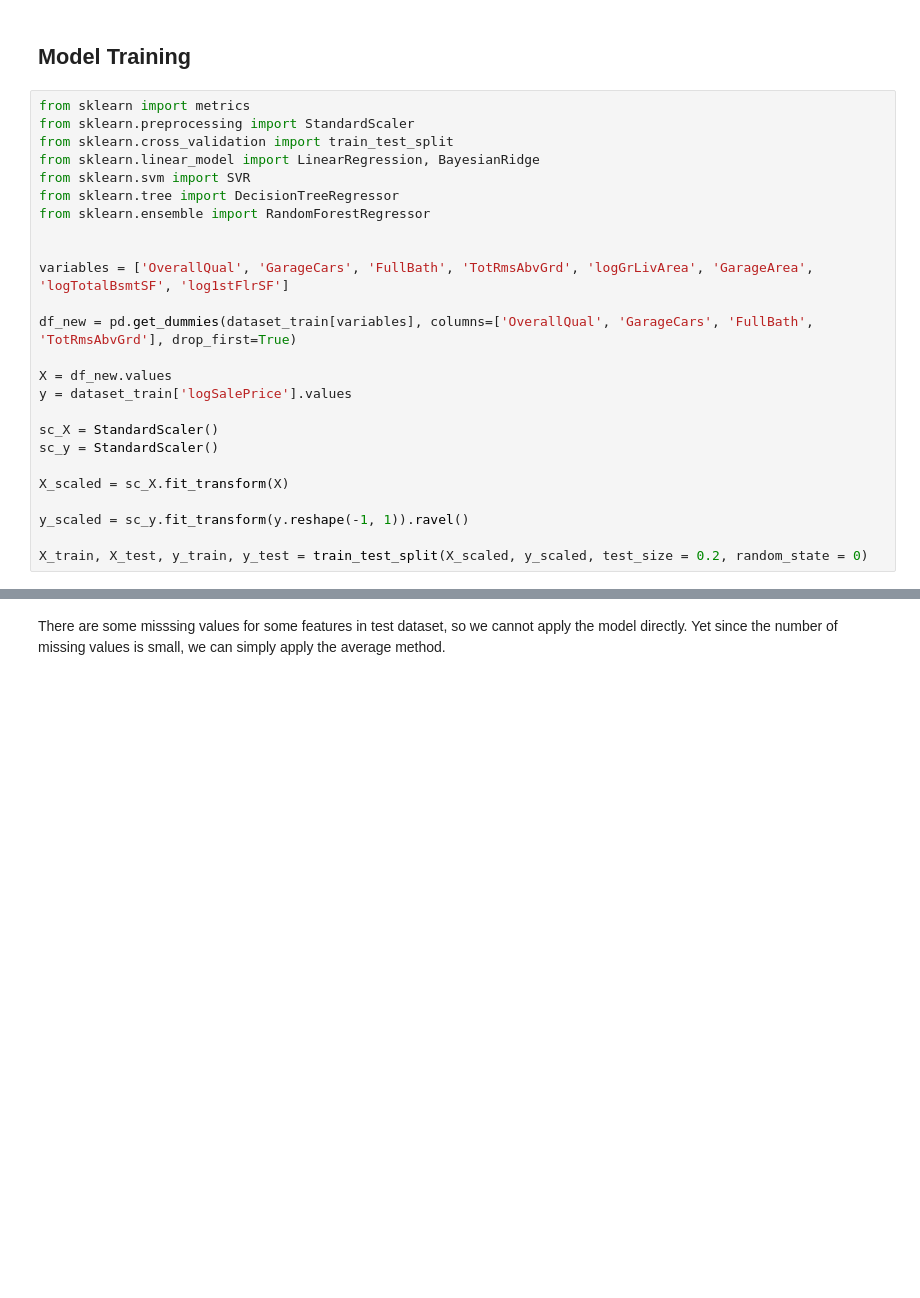
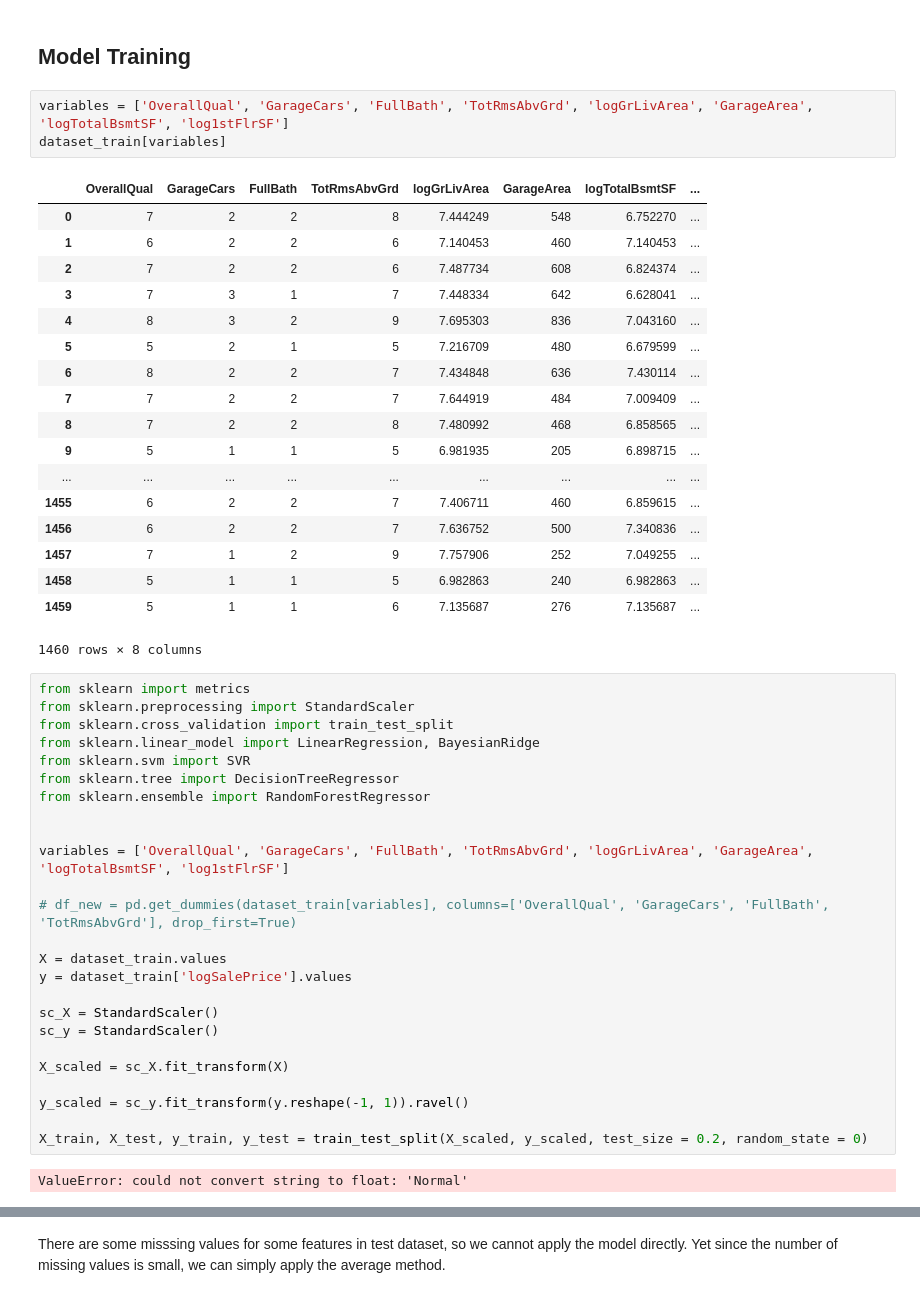
Before and after one commit to peterzzshi/House-Prices-Advanced-Regression-Techniques, a Jupyter notebook: House Prices - Advanced Regression Techniques.ipynb, the cells around one changed output, grey strips where cells are left out. Cells and saved outputs as stored; diff of their text form; blank space fills up the shorter version.

Commit message:
dimension errors
undo dummy variable transformation

```diff
--- a/House Prices - Advanced Regression Techniques.ipynb
+++ b/House Prices - Advanced Regression Techniques.ipynb
@@ -252,6 +252,28 @@ plot = plot.map(plt.scatter)
 From the plot, we can see that homoscedasticity is fulfilled, if we take out the 0 values from the plot.
 # %% [markdown]
 ## Model Training
+# %%
+variables = ['OverallQual', 'GarageCars', 'FullBath', 'TotRmsAbvGrd', 'logGrLivArea', 'GarageArea', 'logTotalBsmtSF', 'log1stFlrSF']
+dataset_train[variables]
+# %% [output]
+|  | OverallQual | GarageCars | FullBath | TotRmsAbvGrd | logGrLivArea | GarageArea | logTotalBsmtSF | ... |
+| 0 | 7 | 2 | 2 | 8 | 7.444249 | 548 | 6.752270 | ... |
+| 1 | 6 | 2 | 2 | 6 | 7.140453 | 460 | 7.140453 | ... |
+| 2 | 7 | 2 | 2 | 6 | 7.487734 | 608 | 6.824374 | ... |
+| 3 | 7 | 3 | 1 | 7 | 7.448334 | 642 | 6.628041 | ... |
+| 4 | 8 | 3 | 2 | 9 | 7.695303 | 836 | 7.043160 | ... |
+| 5 | 5 | 2 | 1 | 5 | 7.216709 | 480 | 6.679599 | ... |
+| 6 | 8 | 2 | 2 | 7 | 7.434848 | 636 | 7.430114 | ... |
+| 7 | 7 | 2 | 2 | 7 | 7.644919 | 484 | 7.009409 | ... |
+| 8 | 7 | 2 | 2 | 8 | 7.480992 | 468 | 6.858565 | ... |
+| 9 | 5 | 1 | 1 | 5 | 6.981935 | 205 | 6.898715 | ... |
+| ... | ... | ... | ... | ... | ... | ... | ... | ... |
+| 1455 | 6 | 2 | 2 | 7 | 7.406711 | 460 | 6.859615 | ... |
+| 1456 | 6 | 2 | 2 | 7 | 7.636752 | 500 | 7.340836 | ... |
+| 1457 | 7 | 1 | 2 | 9 | 7.757906 | 252 | 7.049255 | ... |
+| 1458 | 5 | 1 | 1 | 5 | 6.982863 | 240 | 6.982863 | ... |
+| 1459 | 5 | 1 | 1 | 6 | 7.135687 | 276 | 7.135687 | ... |
+1460 rows × 8 columns
 # %%
 from sklearn import metrics
 from sklearn.preprocessing import StandardScaler
@@ -264,9 +286,9 @@ from sklearn.ensemble import RandomForestRegressor
 
 variables = ['OverallQual', 'GarageCars', 'FullBath', 'TotRmsAbvGrd', 'logGrLivArea', 'GarageArea', 'logTotalBsmtSF', 'log1stFlrSF']
 
-df_new = pd.get_dummies(dataset_train[variables], columns=['OverallQual', 'GarageCars', 'FullBath', 'TotRmsAbvGrd'], drop_first=True)
+# df_new = pd.get_dummies(dataset_train[variables], columns=['OverallQual', 'GarageCars', 'FullBath', 'TotRmsAbvGrd'], drop_first=True)
 
-X = df_new.values
+X = dataset_train.values
 y = dataset_train['logSalePrice'].values
 
 sc_X = StandardScaler()
@@ -277,6 +299,8 @@ X_scaled = sc_X.fit_transform(X)
 y_scaled = sc_y.fit_transform(y.reshape(-1, 1)).ravel()
 
 X_train, X_test, y_train, y_test = train_test_split(X_scaled, y_scaled, test_size = 0.2, random_state = 0)
+# %% [output]
+ValueError: could not convert string to float: 'Normal'
 # %%
 regressors = {
         'Linear Regression': LinearRegression(),
```
Also changed, not shown: parts of 15 cells of this notebook.
